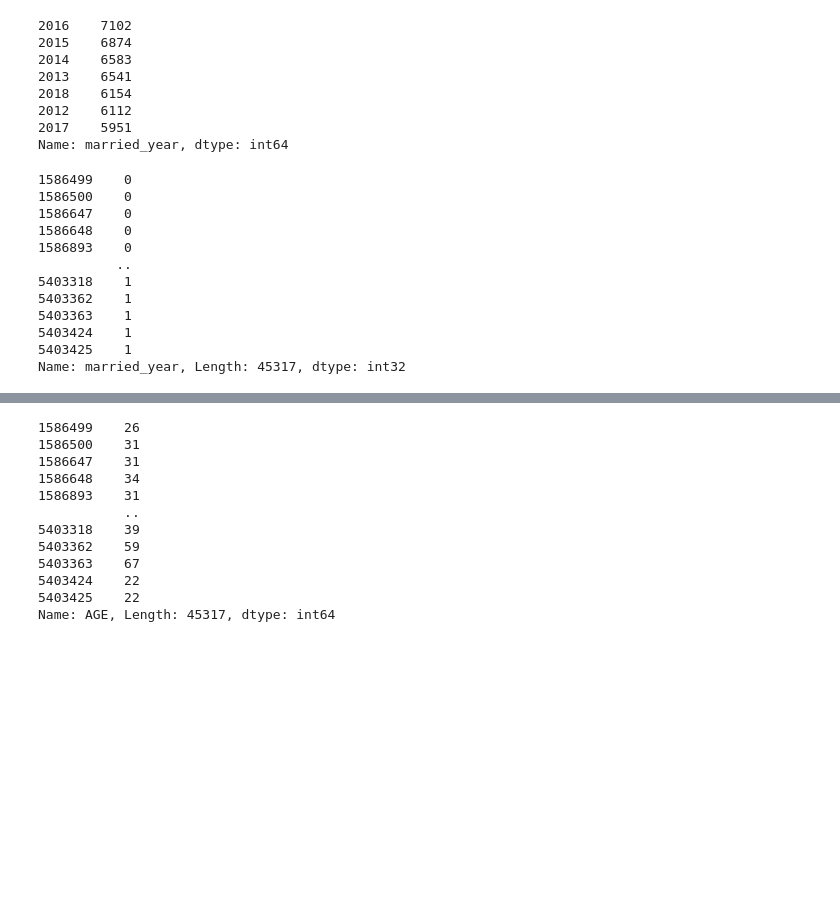
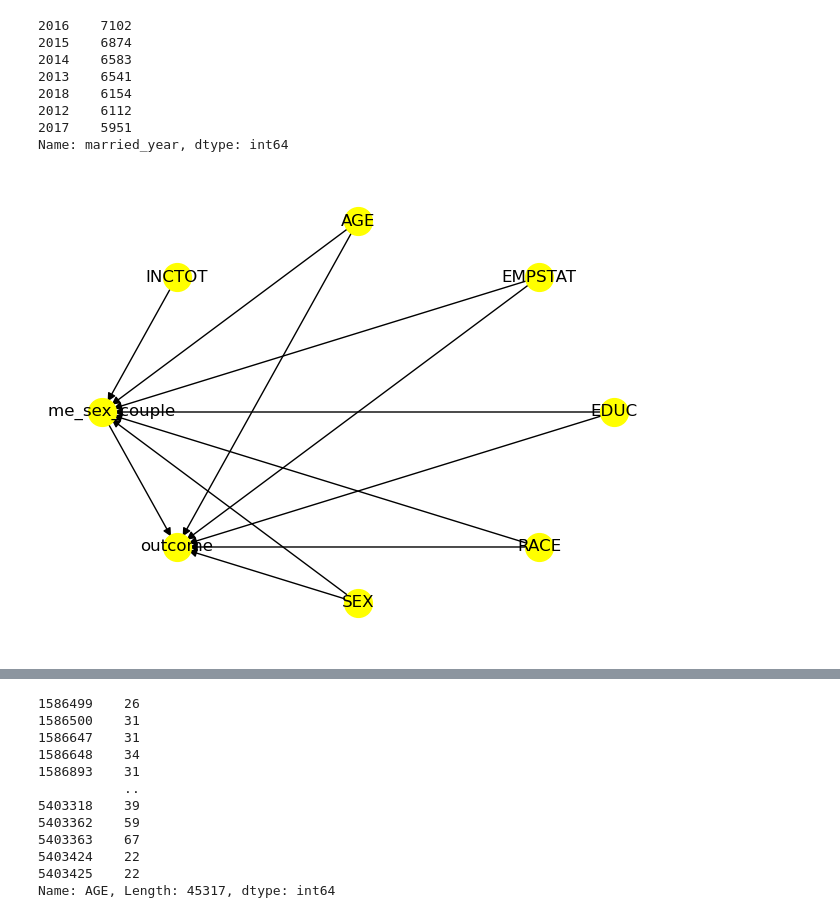
Before and after one commit to Krish26-2000/Generalised_Random_Forest_Methods, a Jupyter notebook: src/generalised_random_forest_methods/data_management/causal_IV2.ipynb, the cells around one changed output, grey strips where cells are left out. Saved outputs shown, nothing was run; the diff lists cells and outputs as text; code cells hidden in the pictures; blank space fills up the shorter version.

Commit message:
tried model with dowhy

```diff
--- a/src/generalised_random_forest_methods/data_management/causal_IV2.ipynb
+++ b/src/generalised_random_forest_methods/data_management/causal_IV2.ipynb
@@ -120,22 +122,21 @@ data["married_year"].value_counts() #to understand how many people married in ea
 2017    5951
 Name: married_year, dtype: int64
 # %%
-features = data[['SEX', 'RACE', 'EDUC', 'EMPSTAT']] #X
-treatment = data['same_sex_couple'] #T
-instrument = data['AGE'] #W
+features = ['SEX', 'RACE', 'EDUC', 'EMPSTAT', 'AGE'] #X
+treatment ='same_sex_couple'#T
+instrument ='INCTOT'  #W
 # %%
-outcome = (data["married_year"] > 2015).astype(int) #Y
-outcome
+data["outcome"] = (data["married_year"] > 2015).astype(int) #Y
+outcome = 'outcome'
-# %% [output]
-1586499    0
-1586500    0
-1586647    0
-1586648    0
-1586893    0
-          ..
-5403318    1
-5403362    1
-5403363    1
-5403424    1
-5403425    1
-Name: married_year, Length: 45317, dtype: int32
+# %%
+#causal graph with dowhy
+model = CausalModel(
+    data = data,
+    treatment = treatment,
+    outcome = outcome,
+    common_causes = features,
+    instruments = instrument,
+    effect_modifiers = None )
+model.view_model()
+# %% [output]
+[figure, added]
```
Also changed, not shown: parts of 8 cells of this notebook.
